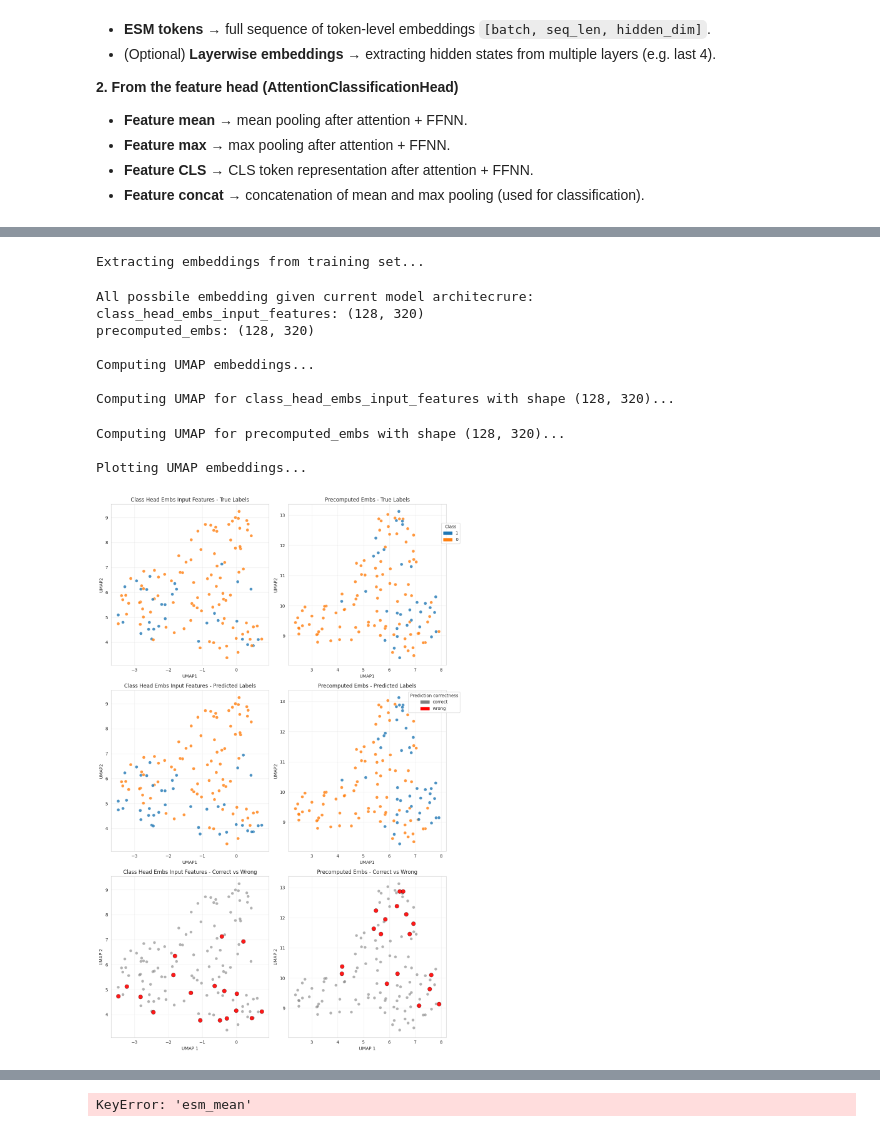
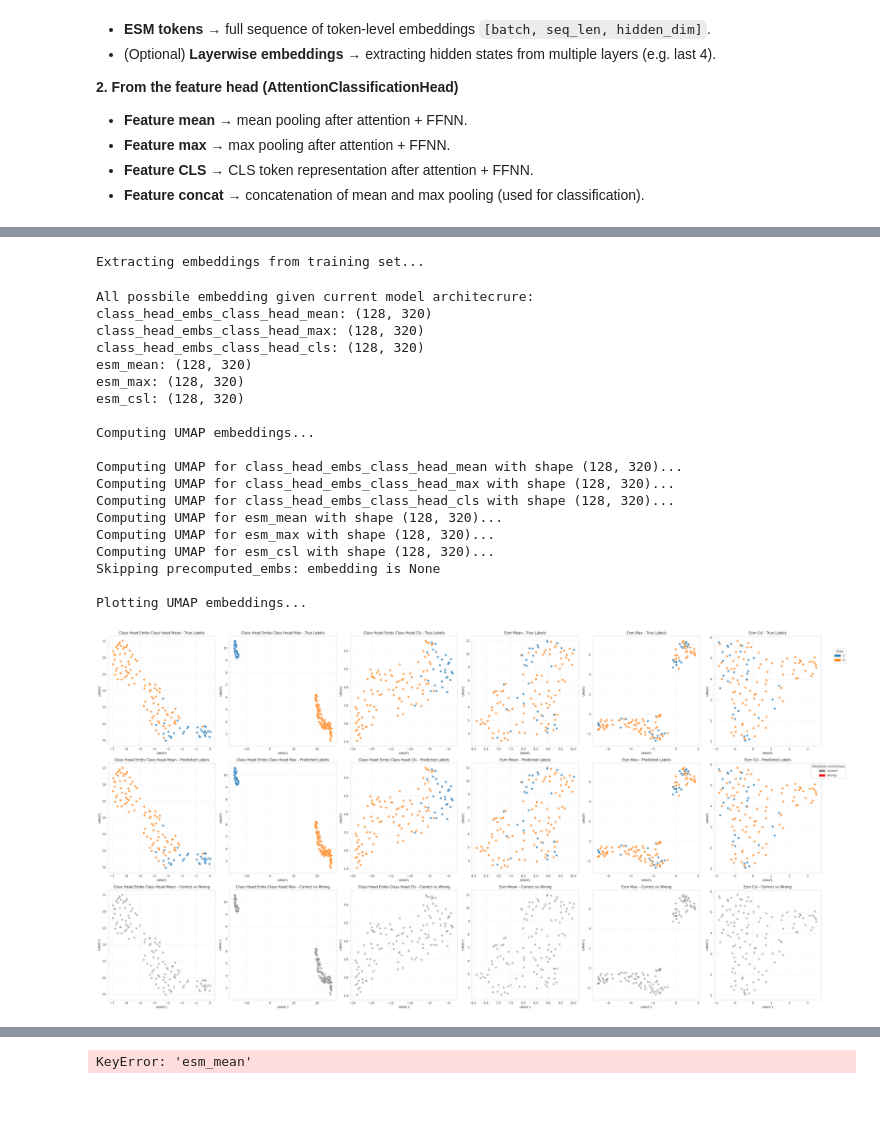
Before and after one commit to 8gabri8/ESMSec, a Jupyter notebook: my_train.ipynb, the cells around one changed output, grey strips where cells are left out. Drawn from its saved outputs; the diff is of its cells as text; code cells hidden in the pictures; blank space fills up the shorter version.

Commit message:
before chnaging dataloader

```diff
--- a/my_train.ipynb
+++ b/my_train.ipynb
@@ -194,0 +188,20 @@ processed_df.head()
+# %%
+if config["FROM_PRECOMPUTED_EMBS"]:
+    # add embs
+    # This replaces the slow 'pd.merge' operation involving object columns.
+    data_df['embedding'] = data_df['protein'].map(protein_to_embedding)
+
+    # sasve dim size
+    # Determine and save dimension size robustly
+    first_emb_shape = data_df.loc[0, "embedding"].shape
+    if len(first_emb_shape) == 1:
+        # Aggregated embedding (e.g., [D])
+        config["PRECOMPUTED_EMBS_DIM"] = int(first_emb_shape[0])
+    elif len(first_emb_shape) == 2:
+        # Contextualized embedding (e.g., [L, D])
+        config["PRECOMPUTED_EMBS_DIM"] = int(first_emb_shape[1])
+else:
+    # dim embessign sins the output of esm
+    config["PRECOMPUTED_EMBS_DIM"] = esm_model.embeddings.word_embeddings.embedding_dim
+
+data_df.head()
@@ -196,9 +216,9 @@ processed_df.head()
 # Create DataLoaders
 # %%
 # ATTENTION: the name of the cols in the df must be speicifc
-train_dl = my_dataset.create_dataloader(processed_df, 'train', config["BATCH_SIZE"], shuffle=True)
-valid_dl = my_dataset.create_dataloader(processed_df, 'val', config["BATCH_SIZE"], shuffle=False)
-test_dl = my_dataset.create_dataloader(processed_df, 'test', config["BATCH_SIZE"], shuffle=False)
+train_dl = my_dataset.create_dataloader(data_df, 'train', config["BATCH_SIZE"], shuffle=True)
+valid_dl = my_dataset.create_dataloader(data_df, 'val', config["BATCH_SIZE"], shuffle=False)
+test_dl = my_dataset.create_dataloader(data_df, 'test', config["BATCH_SIZE"], shuffle=False)
 
 # little check:
 for batch in train_dl:
@@ -374,3 +406,19 @@ Many types of embeddings can be extracted from different moments inside the mode
 - **Feature max** → max pooling after attention + FFNN.
 - **Feature CLS** → CLS token representation after attention + FFNN.
 - **Feature concat** → concatenation of mean and max pooling (used for classification).
+# %%
+print("\nDiagnosing embeddings before UMAP...\n")
+
+for key, emb in train_embeddings.items():
+    if emb is not None:
+        print(f"\n{key}:")
+        print(f"  Type: {type(emb)}")
+        print(f"  Shape: {emb.shape}")
+        print(f"  Dtype: {emb.dtype}")
+        print(f"  Contains NaN: {np.isnan(emb).any()}")
+        print(f"  Contains Inf: {np.isinf(emb).any()}")
+        print(f"  Min: {np.nanmin(emb) if emb.size > 0 else 'empty'}")
+        print(f"  Max: {np.nanmax(emb) if emb.size > 0 else 'empty'}")
+        print(f"  All NaN: {np.isnan(emb).all()}")
+    else:
+        print(f"\n{key}: None")
@@ -395,41 +461,51 @@ train_embeddings, names, labels, predictions = my_embs.extract_embeddings(
 print("All possbile embedding given current model architecrure:")
 # Example: check shapes
 for key, emb in train_embeddings.items():
-    print(f"{key}: {emb.shape}")
+    if (emb is not None):
+        print(f"{key}: {emb.shape}")
 
 #############################
 ###### CALCULATE UMAP
 #############################
 
 print("\nComputing UMAP embeddings...\n")
 
 umap_tensors = my_embs.compute_umap_tensors( #dict of tensors
     embeddings_dict=train_embeddings,
 )
 
 #############################
 ###### PLOT
 #############################
 
 print("\nPlotting UMAP embeddings...\n")
 
 if len(list(train_embeddings)) != 0:
     df = my_embs.plot_umap_embeddings(umap_tensors, names, labels, predictions)
 else:
     print("No embs to plot")
 # %% [output]
 Extracting embeddings from training set...
 All possbile embedding given current model architecrure:
-class_head_embs_input_features: (128, 320)
-precomputed_embs: (128, 320)
+class_head_embs_class_head_mean: (128, 320)
+class_head_embs_class_head_max: (128, 320)
+class_head_embs_class_head_cls: (128, 320)
+esm_mean: (128, 320)
+esm_max: (128, 320)
+esm_csl: (128, 320)
 
 Computing UMAP embeddings...
 
-Computing UMAP for class_head_embs_input_features with shape (128, 320)...
+Computing UMAP for class_head_embs_class_head_mean with shape (128, 320)...
+Computing UMAP for class_head_embs_class_head_max with shape (128, 320)...
+Computing UMAP for class_head_embs_class_head_cls with shape (128, 320)...
+Computing UMAP for esm_mean with shape (128, 320)...
+Computing UMAP for esm_max with shape (128, 320)...
+Computing UMAP for esm_csl with shape (128, 320)...
+Skipping precomputed_embs: embedding is None
+
+Plotting UMAP embeddings...
-Computing UMAP for precomputed_embs with shape (128, 320)...
-
-Plotting UMAP embeddings...
-[figure, old version]
+[figure, new version]
 # %%
 DATALOADER = test_dl
 
```
Also changed, not shown: parts of 16 cells of this notebook, 2 other files.
